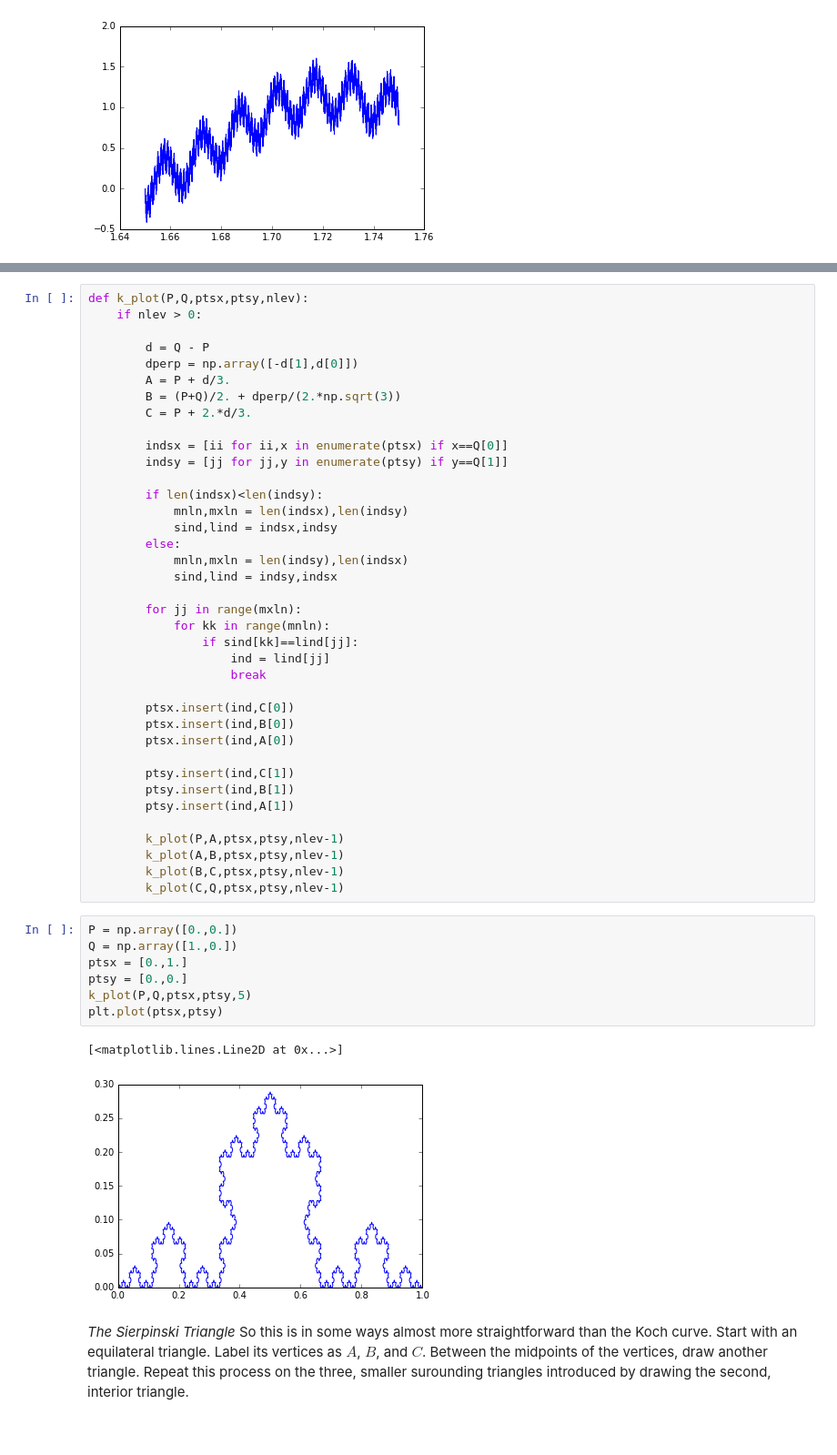
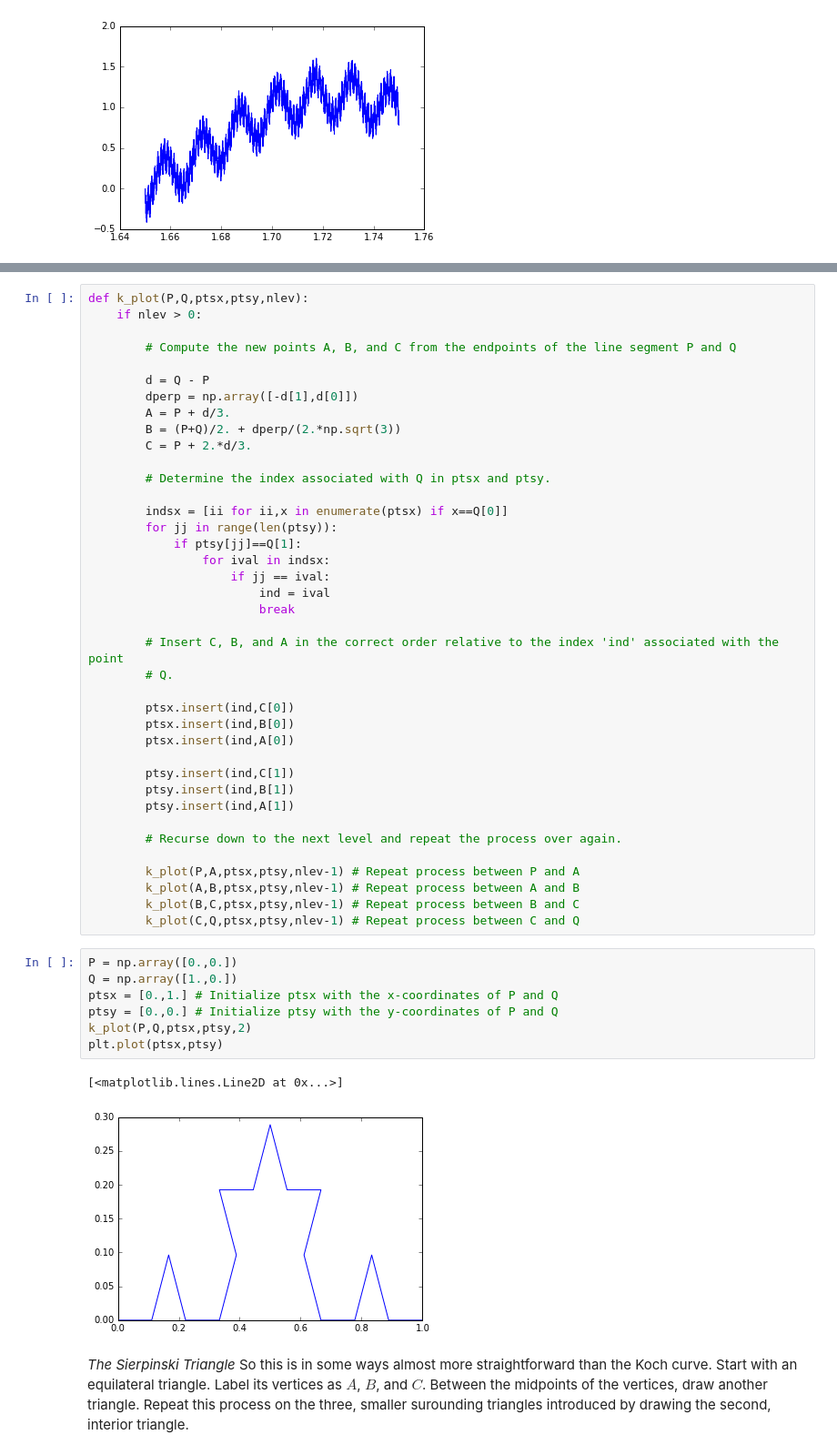
Before and after one commit to cwcurtis/Math-340-Notebooks, a Jupyter notebook: Lectures/Lecture - Chapter 38.ipynb, the cells around one changed output, grey strips where cells are left out. Shown at 91% size. Drawn from its saved outputs; the diff is of its cells as text.

```diff
--- a/Lectures/Lecture - Chapter 38.ipynb
+++ b/Lectures/Lecture - Chapter 38.ipynb
@@ -51,6 +61,8 @@ plt.plot(xvals,yvals)
 # %%
 def k_plot(P,Q,ptsx,ptsy,nlev):
     if nlev > 0:
+
+        # Compute the new points A, B, and C from the endpoints of the line segment P and Q
 
         d = Q - P
         dperp = np.array([-d[1],d[0]])
@@ -58,21 +70,18 @@ def k_plot(P,Q,ptsx,ptsy,nlev):
         B = (P+Q)/2. + dperp/(2.*np.sqrt(3))
         C = P + 2.*d/3.
 
+        # Determine the index associated with Q in ptsx and ptsy.
+
         indsx = [ii for ii,x in enumerate(ptsx) if x==Q[0]]
-        indsy = [jj for jj,y in enumerate(ptsy) if y==Q[1]]
+        for jj in range(len(ptsy)):
+            if ptsy[jj]==Q[1]:
+                for ival in indsx:
+                    if jj == ival:
+                        ind = ival
+                        break
 
-        if len(indsx)<len(indsy):
-            mnln,mxln = len(indsx),len(indsy)
-            sind,lind = indsx,indsy
-        else:
-            mnln,mxln = len(indsy),len(indsx)
-            sind,lind = indsy,indsx
-
-        for jj in range(mxln):
-            for kk in range(mnln):
-                if sind[kk]==lind[jj]:
-                    ind = lind[jj]
-                    break
+        # Insert C, B, and A in the correct order relative to the index 'ind' associated with the point
+        # Q.
 
         ptsx.insert(ind,C[0])
         ptsx.insert(ind,B[0])
@@ -82,20 +91,22 @@ def k_plot(P,Q,ptsx,ptsy,nlev):
         ptsy.insert(ind,B[1])
         ptsy.insert(ind,A[1])
 
-        k_plot(P,A,ptsx,ptsy,nlev-1)
-        k_plot(A,B,ptsx,ptsy,nlev-1)
-        k_plot(B,C,ptsx,ptsy,nlev-1)
-        k_plot(C,Q,ptsx,ptsy,nlev-1)
+        # Recurse down to the next level and repeat the process over again.
+
+        k_plot(P,A,ptsx,ptsy,nlev-1) # Repeat process between P and A
+        k_plot(A,B,ptsx,ptsy,nlev-1) # Repeat process between A and B
+        k_plot(B,C,ptsx,ptsy,nlev-1) # Repeat process between B and C
+        k_plot(C,Q,ptsx,ptsy,nlev-1) # Repeat process between C and Q
 # %%
 P = np.array([0.,0.])
 Q = np.array([1.,0.])
-ptsx = [0.,1.]
-ptsy = [0.,0.]
-k_plot(P,Q,ptsx,ptsy,5)
+ptsx = [0.,1.] # Initialize ptsx with the x-coordinates of P and Q
+ptsy = [0.,0.] # Initialize ptsy with the y-coordinates of P and Q
+k_plot(P,Q,ptsx,ptsy,2)
 plt.plot(ptsx,ptsy)
 # %% [output]
 [<matplotlib.lines.Line2D at 0x...>]
-[figure, old version]
+[figure, new version]
 # %% [markdown]
 *The Sierpinski Triangle*  So this is in some ways almost more straightforward than the Koch curve.  Start with an equilateral triangle.  Label its vertices as $A$, $B$, and $C$.  Between the midpoints of the vertices, draw another triangle.  Repeat this process on the three, smaller surounding triangles introduced by drawing the second, interior triangle.
 # %%
```
Also changed, not shown: parts of 5 cells of this notebook.
